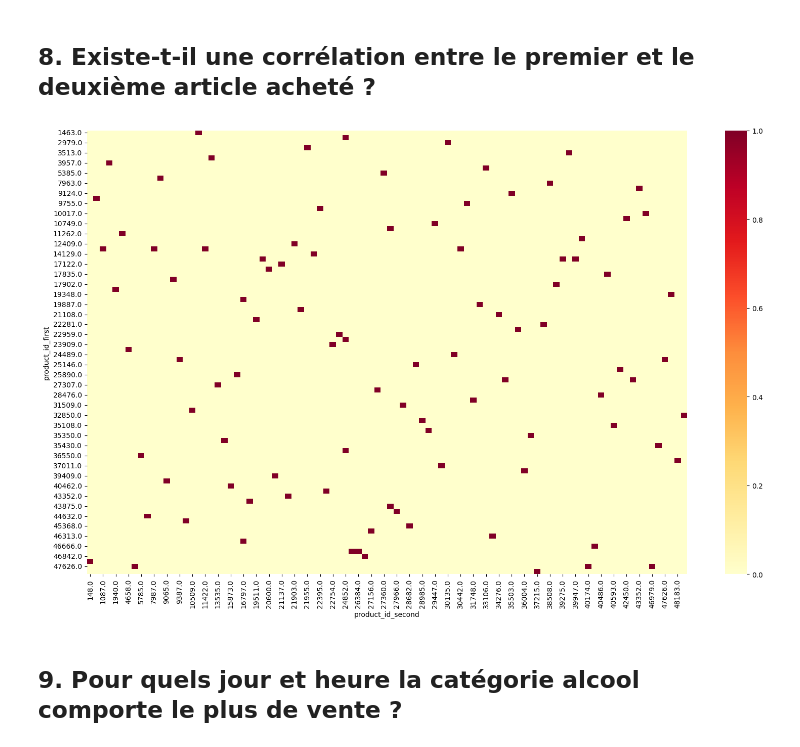
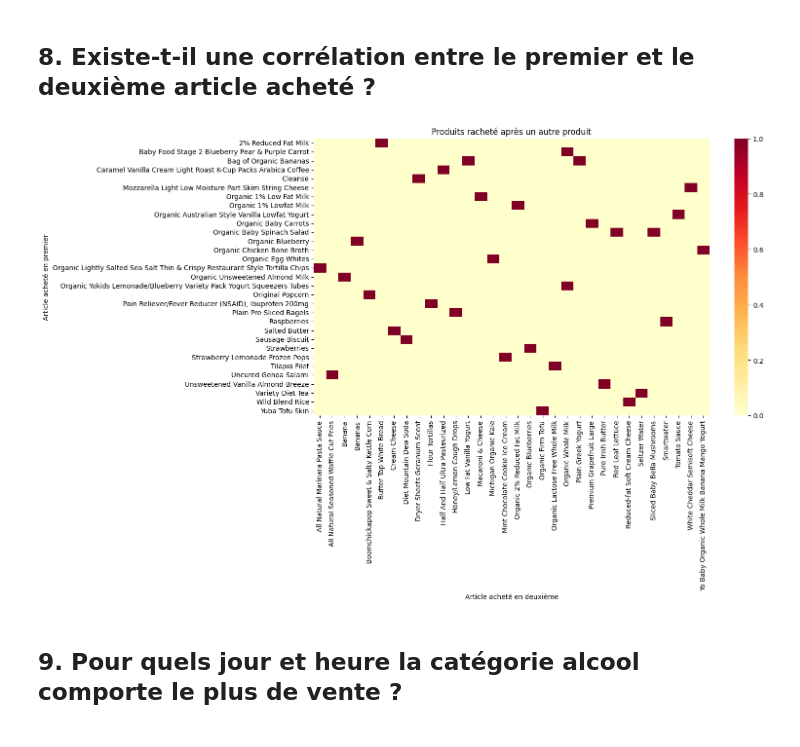
Before and after one commit to jarodpg/NextBuy, a Jupyter notebook: nextbuy_visualisation.ipynb, the cells around one changed output. Saved outputs shown, nothing was run; the diff lists cells and outputs as text; code cells hidden in the pictures.

Commit message:
[+]Doc visualisation

```diff
--- a/nextbuy_visualisation.ipynb
+++ b/nextbuy_visualisation.ipynb
@@ -215,21 +215,23 @@ plt.show()
 ## 8. Existe-t-il une corrélation entre le premier et le deuxième article acheté ?
 # %%
 df2 = pd.read_csv("datasets-cleaned/df_order_products_clean.csv")
-df4 = df2.head(1000)
-first_article = df4[df4["add_to_cart_order"] == 1][["order_id", "product_id"]]
-Second_article = df4[df4["add_to_cart_order"] == 2][["order_id", "product_id"]]
+df4 = df2.head(300)
+first_article = df4[df4["add_to_cart_order"] == 1][["order_id", "product_name"]]
+Second_article = df4[df4["add_to_cart_order"] == 2][["order_id", "product_name"]]
 
 df3 = pd.merge(first_article,Second_article, on="order_id", suffixes=("_first", "_second"))
 
-heatmap= df3.pivot_table(index="product_id_first" , columns="product_id_second" , aggfunc='size',fill_value=0)
+heatmap= df3.pivot_table(index="product_name_first" , columns="product_name_second" , aggfunc='size',fill_value=0)
 
 plt.figure(figsize=(16,10))
 sns.heatmap(heatmap, cmap="YlOrRd")
+plt.ylabel('Article acheté en premier')
+plt.xlabel('Article acheté en deuxième')
 plt.title("Produits racheté après un autre produit")
 plt.tight_layout()
 plt.show()
 # %% [output]
-[figure, old version]
+[figure, new version]
 # %% [markdown]
 ## 9. Pour quels jour et heure la catégorie alcool comporte le plus de vente ?
 # %%
```
Also changed, not shown: 1 other file.
